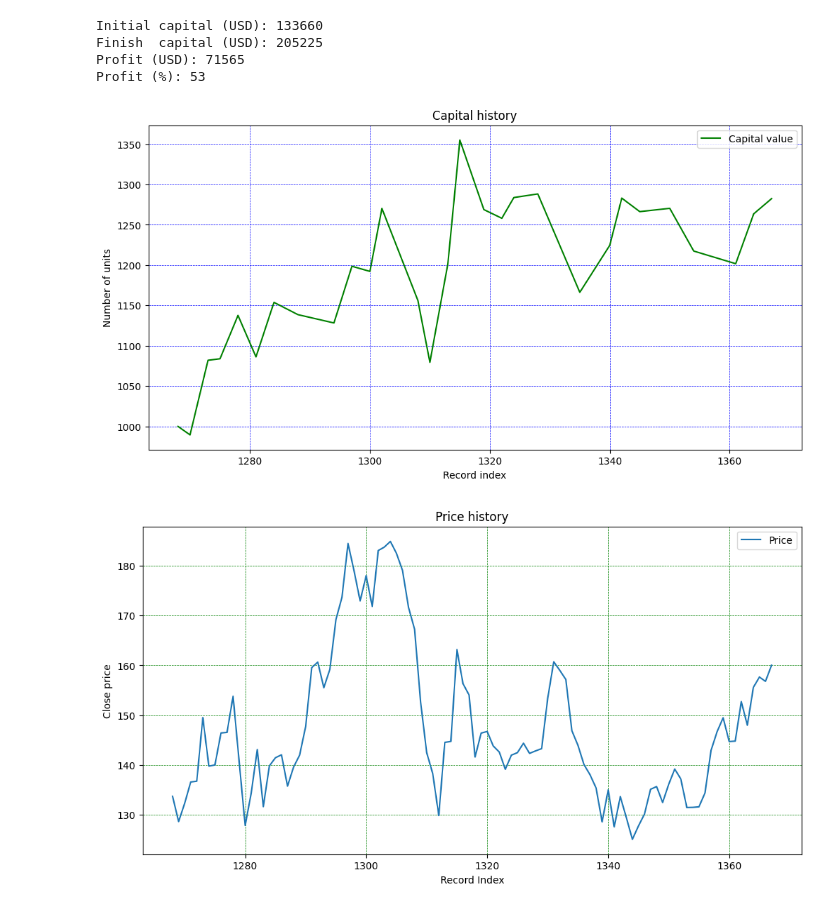
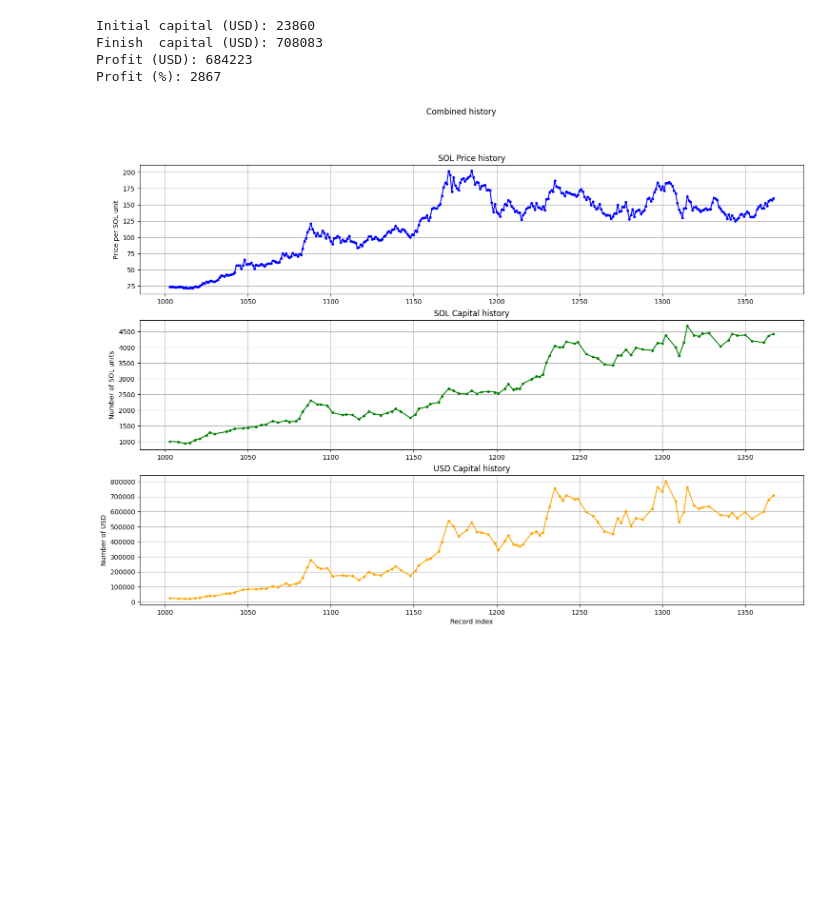
Before and after one commit to ZussmanFranz/Politechnika_Gdanska, a Jupyter notebook: Sem4/MN/project1/project1.ipynb, the cells around one changed output. Drawn from its saved outputs; the diff is of its cells as text; code cells hidden in the pictures; blank space fills up the shorter version.

Commit message:
MN Project1 plot combined history complete

```diff
--- a/Sem4/MN/project1/project1.ipynb
+++ b/Sem4/MN/project1/project1.ipynb
@@ -139,8 +139,24 @@ def plot_capital_history(records_indexes, capital_history):
     plt.plot(records_indexes, capital_history, label="Capital value", color="green")
     plt.legend()
 
-def plot_combined_history(x_analyzed, records_indexes, price_values, capital_history):
-    pass
+def plot_combined_history(x_analyzed, price_values, records_indexes, capital_history, usd_history):
+    fig, (price_plt, capital_plt, usd_plt) = plt.subplots(3, figsize=(18,12))
+    fig.suptitle('Combined history')
+
+    price_plt.plot(x_analyzed, price_values[-len(x_analyzed):], marker='.', color='blue')
+    price_plt.set_title('SOL Price history')
+    price_plt.set(ylabel='Price per SOL unit')
+    price_plt.grid()
+
+    capital_plt.plot(records_indexes, capital_history, marker='.', color='green')
+    capital_plt.set_title('SOL Capital history')
+    capital_plt.set(ylabel='Number of SOL units')
+    capital_plt.grid()
+
+    usd_plt.plot(records_indexes, usd_history, marker='.', color='orange')
+    usd_plt.set_title('USD Capital history')
+    usd_plt.set(xlabel='Record index', ylabel='Number of USD')
+    usd_plt.grid()
 # %%
 ## Main data import and variables creation
 
@@ -151,7 +167,7 @@ close_data = data_frame.get("Close").tolist()   # Price and the end of the day
 time_data = data_frame.get("time").tolist()     # Corresponding days
 
 n_records = len(close_data)
-n_records_analyzed = 100
+n_records_analyzed = 365
 
 x_full = np.arange(n_records)
 x_analyzed = np.arange(n_records - n_records_analyzed, n_records)
@@ -159,7 +175,7 @@ x_analyzed = np.arange(n_records - n_records_analyzed, n_records)
 
 plt.figure(figsize=(12, 6))
 
-plot_price_history(plt, x_full, close_data)
+plot_price_history(x_full, close_data)
 # %% [output]
 <bound method DataFrame.info of             time     Open     High      Low    Close      Volume
 0     2021-01-01    1.510    1.865    1.495    1.847  1125773.54
@@ -270,34 +286,37 @@ plot_profits(profits_procent) # This is the procent we earned by each pair of tr
 # %%
 # Simulation
 
 start_capital = 1000.0 # Number of SOL token units at the beggining of our trading history
 
 capital = start_capital
 capital_history = [capital]
 
 for procent in profits_procent:
     capital = capital * (1 + procent / 100)
     capital_history.append(capital)
 
 records_indexes = list()
 records_indexes.append(int(buy_indexes[0]))
 records_indexes = np.hstack((records_indexes, sell_indexes))
 
-plot_capital_history(records_indexes, capital_history)
-plot_price_history(x_analyzed, close_data)
+usd_history = []
+
+for i in range(0, len(records_indexes)):
+    usd_history.append(capital_history[i] * close_data[records_indexes[i]]) # number of units * unit price
+
+plot_combined_history(x_analyzed, close_data, records_indexes, capital_history, usd_history)
 
 start_USD = int(capital_history[0] * close_data[records_indexes[0]])
 finish_USD = int(capital_history[-1] * close_data[records_indexes[-1]])
 profit_USD = finish_USD - start_USD
 
 print("Initial capital (USD):", start_USD)
 print("Finish  capital (USD):", finish_USD)
 print("Profit (USD):", profit_USD)
 print("Profit (%):", profit_USD * 100 // start_USD)
 # %% [output]
-Initial capital (USD): 133660
-Finish  capital (USD): 205225
-Profit (USD): 71565
-Profit (%): 53
+Initial capital (USD): 23860
+Finish  capital (USD): 708083
+Profit (USD): 684223
+Profit (%): 2867
-[figure, old version]
+[figure, new version]
-[figure, removed]
```
Also changed, not shown: parts of 7 cells of this notebook.
